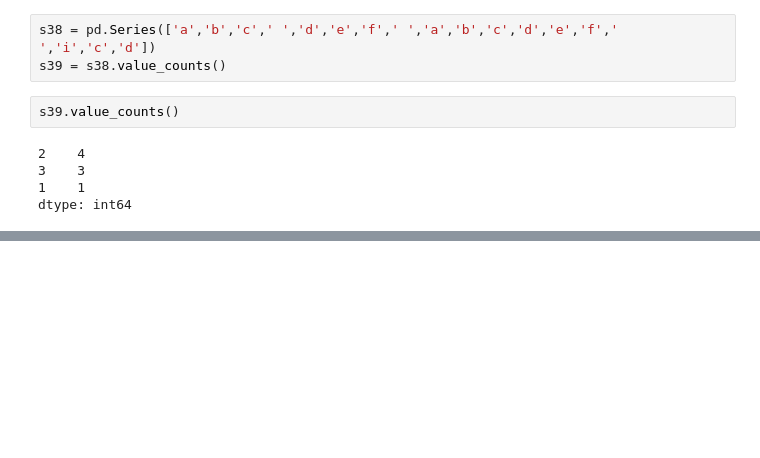
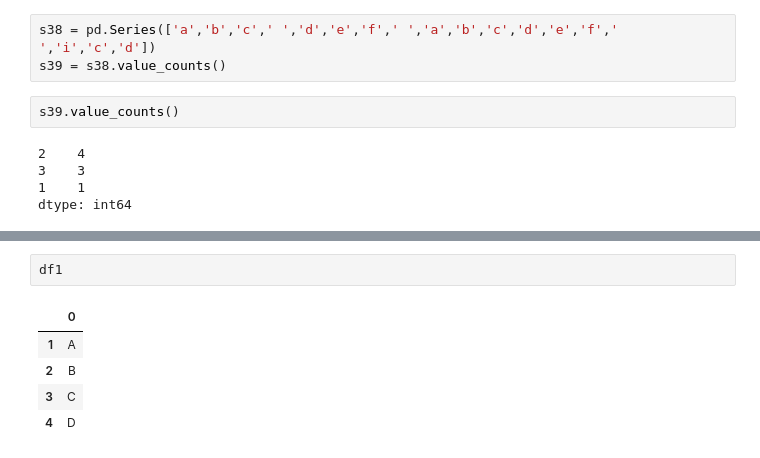
Before and after one commit to GOLISHYAMP/ML_AI, a Jupyter notebook: Jupiter_files/Pandas/HandsOn.ipynb, the cells around one changed output, grey strips where cells are left out. Drawn from its saved outputs; the diff is of its cells as text; blank space fills up the shorter version.

```diff
--- a/Jupiter_files/Pandas/HandsOn.ipynb
+++ b/Jupiter_files/Pandas/HandsOn.ipynb
@@ -654,0 +735,8 @@ dtype: int64
+# %%
+df1
+# %% [output]
+|  | 0 |
+| 1 | A |
+| 2 | B |
+| 3 | C |
+| 4 | D |
```
Also changed, not shown: parts of 27 cells of this notebook.
